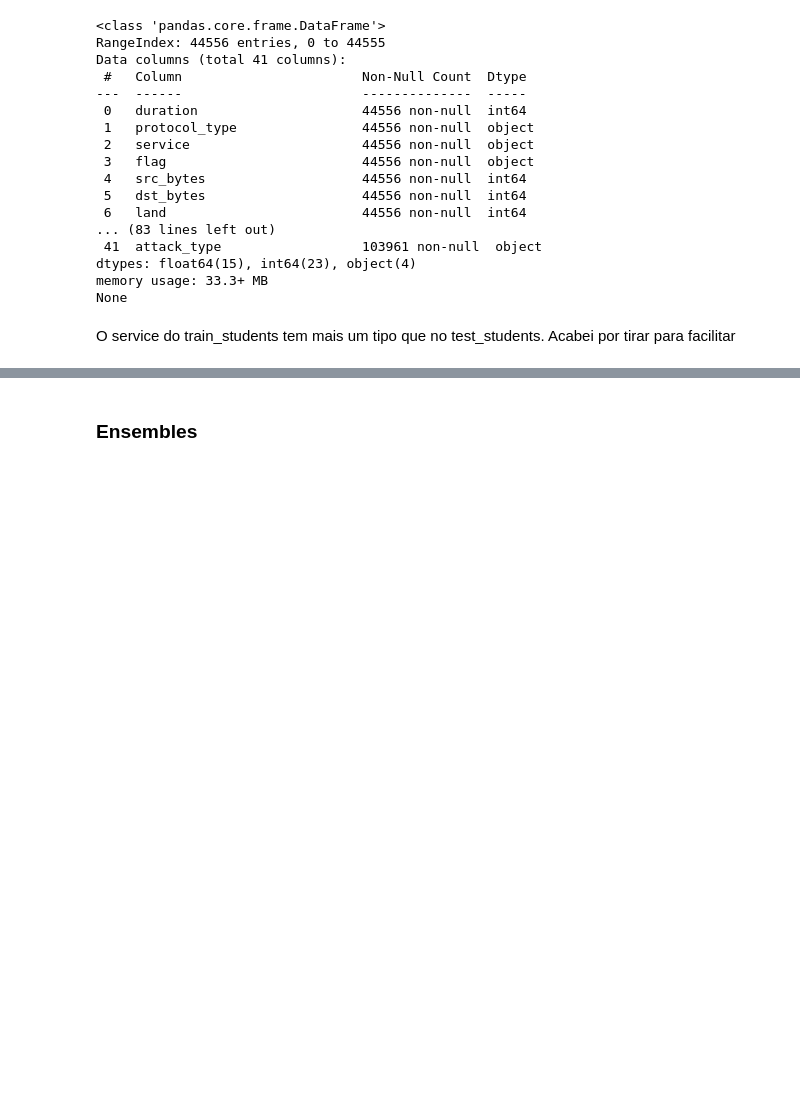
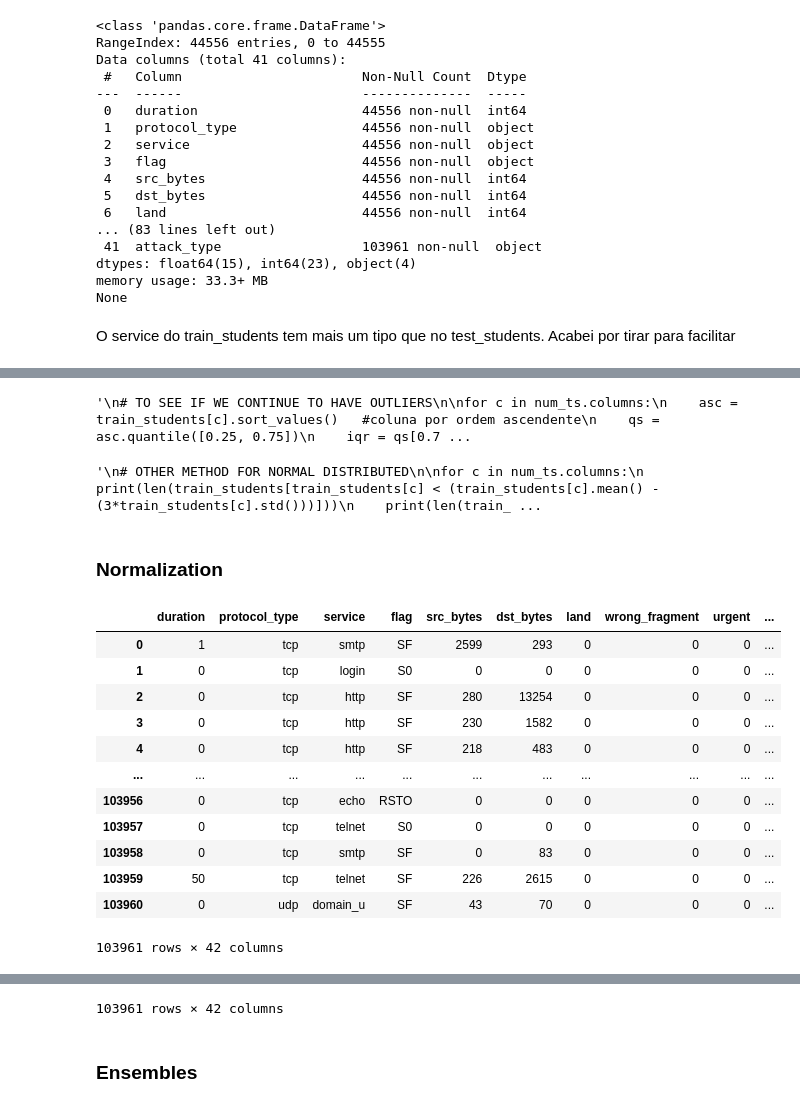
Before and after one commit to patii01/ACA-Project, a Jupyter notebook: ensembles.ipynb, the cells around one changed output, grey strips where cells are left out. Drawn from its saved outputs; the diff is of its cells as text; code cells hidden in the pictures; blank space fills up the shorter version.

```diff
--- a/ensembles.ipynb
+++ b/ensembles.ipynb
@@ -62,0 +76,15 @@ O service do train_students tem mais um tipo que no test_students. Acabei por ti
+# %%
+num_ts = train_students.select_dtypes(include=np.number)
+
+k = 1.5 #limiar habitual
+
+for c in num_ts.columns:
+    asc = train_students[c].sort_values()   #coluna por ordem ascendente
+    qs = asc.quantile([0.25, 0.75])
+    iqr = qs[0.75] - qs[0.25]
+
+    display(train_students.loc[train_students[c] < (qs[0.25] - (k * iqr)), c])
+    display(train_students.loc[train_students[c] > (qs[0.75] + (k * iqr)), c])
+
+    #train_students.loc[train_students[c] < (qs[0.25] - (k * iqr)), c] = train_students[c].mean()
+    #train_students.loc[train_students[c] > (qs[0.75] + (k * iqr)), c] = train_students[c].mean()
@@ -62,0 +178,49 @@ O service do train_students tem mais um tipo que no test_students. Acabei por ti
+# %%
+'''
+# TO SEE IF WE CONTINUE TO HAVE OUTLIERS
+
+for c in num_ts.columns:
+    asc = train_students[c].sort_values()   #coluna por ordem ascendente
+    qs = asc.quantile([0.25, 0.75])
+    iqr = qs[0.75] - qs[0.25]
+
+    print(len(train_students.loc[train_students[c] < (qs[0.25] - (k * iqr)), c]))
+    print(len(train_students.loc[train_students[c] > (qs[0.75] + (k * iqr)), c]))
+'''
+# %% [output]
+'\n# TO SEE IF WE CONTINUE TO HAVE OUTLIERS\n\nfor c in num_ts.columns:\n    asc = train_students[c].sort_values()   #coluna por ordem ascendente\n    qs = asc.quantile([0.25, 0.75])\n    iqr = qs[0.7 ...
+# %%
+'''
+# OTHER METHOD FOR NORMAL DISTRIBUTED
+
+for c in num_ts.columns:
+    print(len(train_students[train_students[c] < (train_students[c].mean() - (3*train_students[c].std()))]))
+    print(len(train_students[train_students[c] > (train_students[c].mean() + (3*train_students[c].std()))]))
+'''
+# %% [output]
+'\n# OTHER METHOD FOR NORMAL DISTRIBUTED\n\nfor c in num_ts.columns:\n    print(len(train_students[train_students[c] < (train_students[c].mean() - (3*train_students[c].std()))]))\n    print(len(train_ ...
+# %% [markdown]
+### Normalization
+# %%
+display(train_students)
+
+for c in num_ts.columns:
+    minV = train_students[c].min()
+    maxV = train_students[c].max()
+    train_students[c] = (train_students[c] - minV) / (maxV - minV)
+
+display(train_students)
+# %% [output]
+|  | duration | protocol_type | service | flag | src_bytes | dst_bytes | land | wrong_fragment | urgent | ... |
+| 0 | 1 | tcp | smtp | SF | 2599 | 293 | 0 | 0 | 0 | ... |
+| 1 | 0 | tcp | login | S0 | 0 | 0 | 0 | 0 | 0 | ... |
+| 2 | 0 | tcp | http | SF | 280 | 13254 | 0 | 0 | 0 | ... |
+| 3 | 0 | tcp | http | SF | 230 | 1582 | 0 | 0 | 0 | ... |
+| 4 | 0 | tcp | http | SF | 218 | 483 | 0 | 0 | 0 | ... |
+| ... | ... | ... | ... | ... | ... | ... | ... | ... | ... | ... |
+| 103956 | 0 | tcp | echo | RSTO | 0 | 0 | 0 | 0 | 0 | ... |
+| 103957 | 0 | tcp | telnet | S0 | 0 | 0 | 0 | 0 | 0 | ... |
+| 103958 | 0 | tcp | smtp | SF | 0 | 83 | 0 | 0 | 0 | ... |
+| 103959 | 50 | tcp | telnet | SF | 226 | 2615 | 0 | 0 | 0 | ... |
+| 103960 | 0 | udp | domain_u | SF | 43 | 70 | 0 | 0 | 0 | ... |
+103961 rows × 42 columns
@@ -63,3 +239,4 @@ O service do train_students tem mais um tipo que no test_students. Acabei por ti
+103961 rows × 42 columns
 # %%
 train_students = pd.get_dummies(train_students, columns=['protocol_type'], drop_first=True)
 train_students = train_students.drop('service', axis=1)
```
Also changed, not shown: parts of 6 cells of this notebook.
